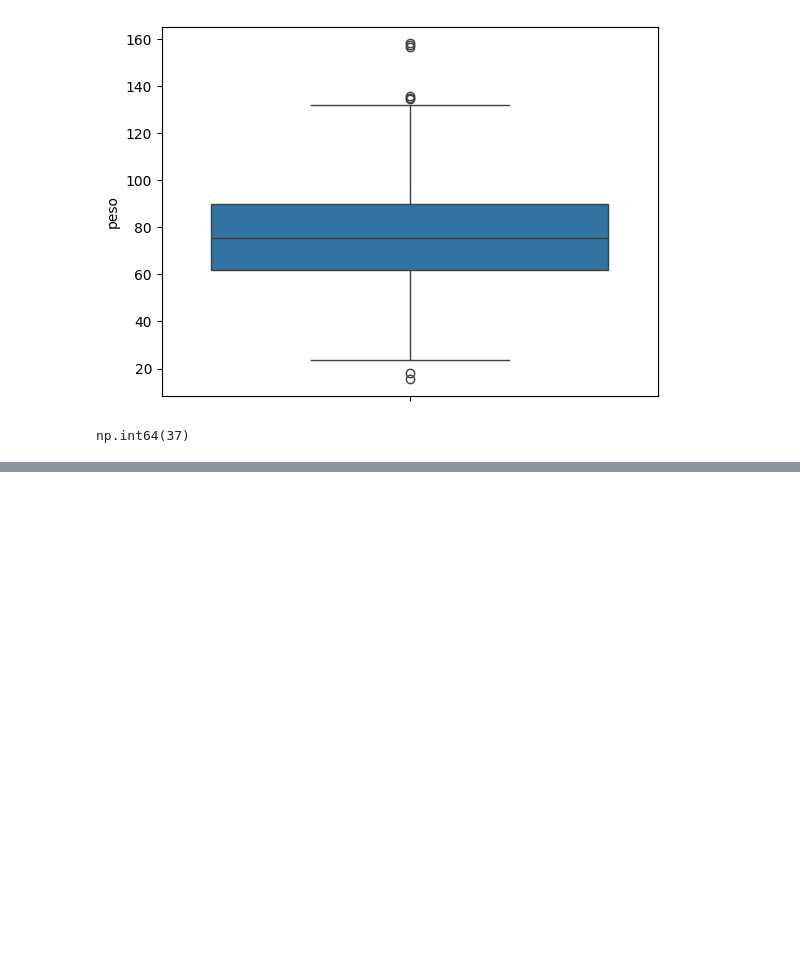
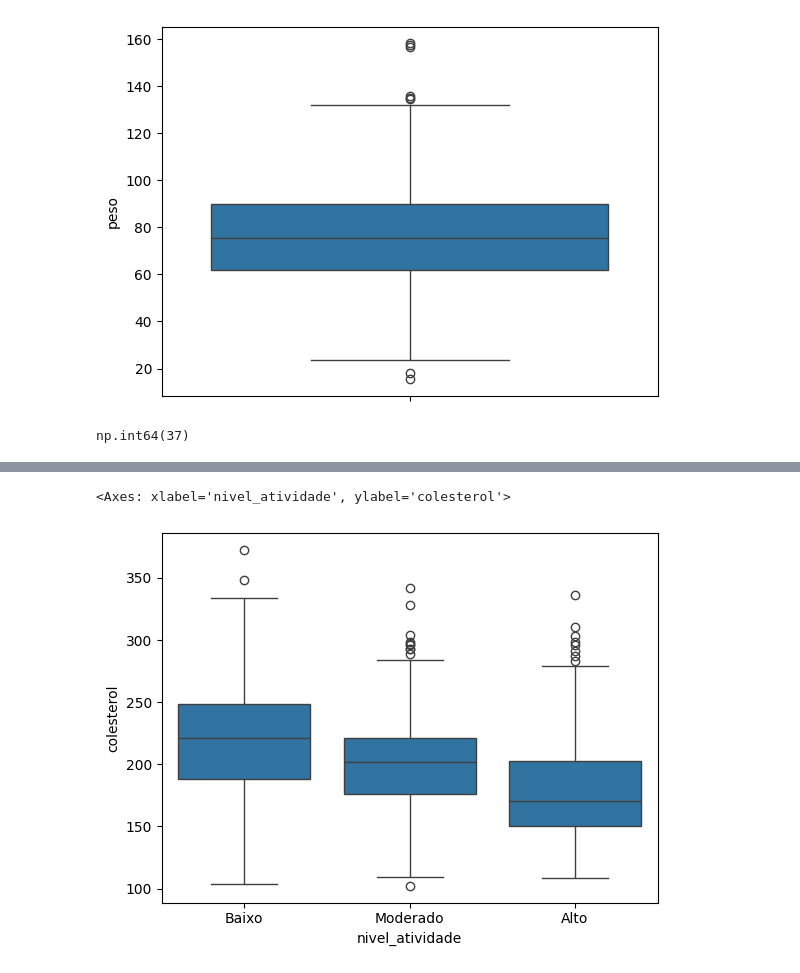
Before and after one commit to rafaelsnr/IA, a Jupyter notebook: reg_lin_multipla/modelo_colesterol.ipynb, the cells around one changed output, grey strips where cells are left out. Saved outputs shown, nothing was run; the diff lists cells and outputs as text; code cells hidden in the pictures; blank space fills up the shorter version.

```diff
--- a/reg_lin_multipla/modelo_colesterol.ipynb
+++ b/reg_lin_multipla/modelo_colesterol.ipynb
@@ -204,0 +233,6 @@ df_eda.drop(df_eda[df_eda['peso'] < 40].peso.index)
+# %%
+# Cruzamento de Variáveis Categoricas com Nível de Colesterol
+sns.boxplot(data=df_eda, x='nivel_atividade', y='colesterol')
+# %% [output]
+<Axes: xlabel='nivel_atividade', ylabel='colesterol'>
+[figure, added]
```
Also changed, not shown: parts of 28 cells of this notebook.
